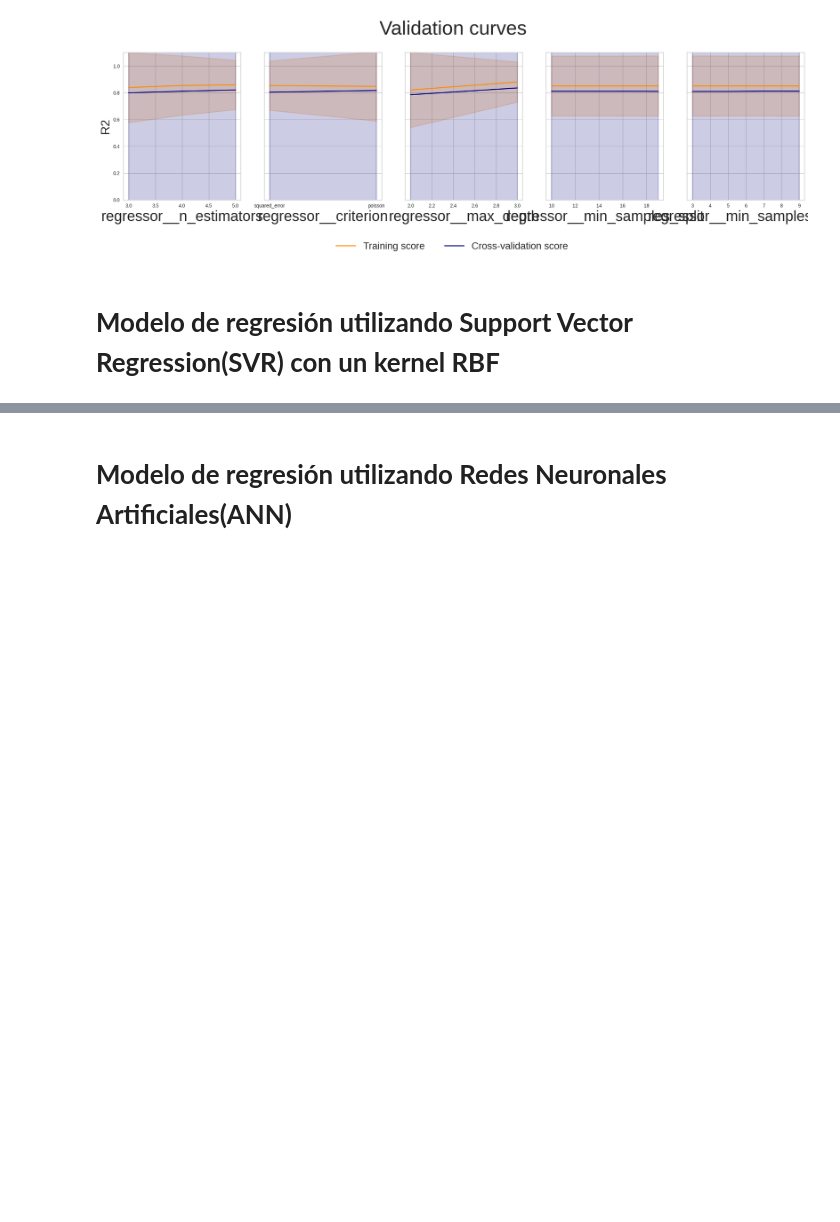
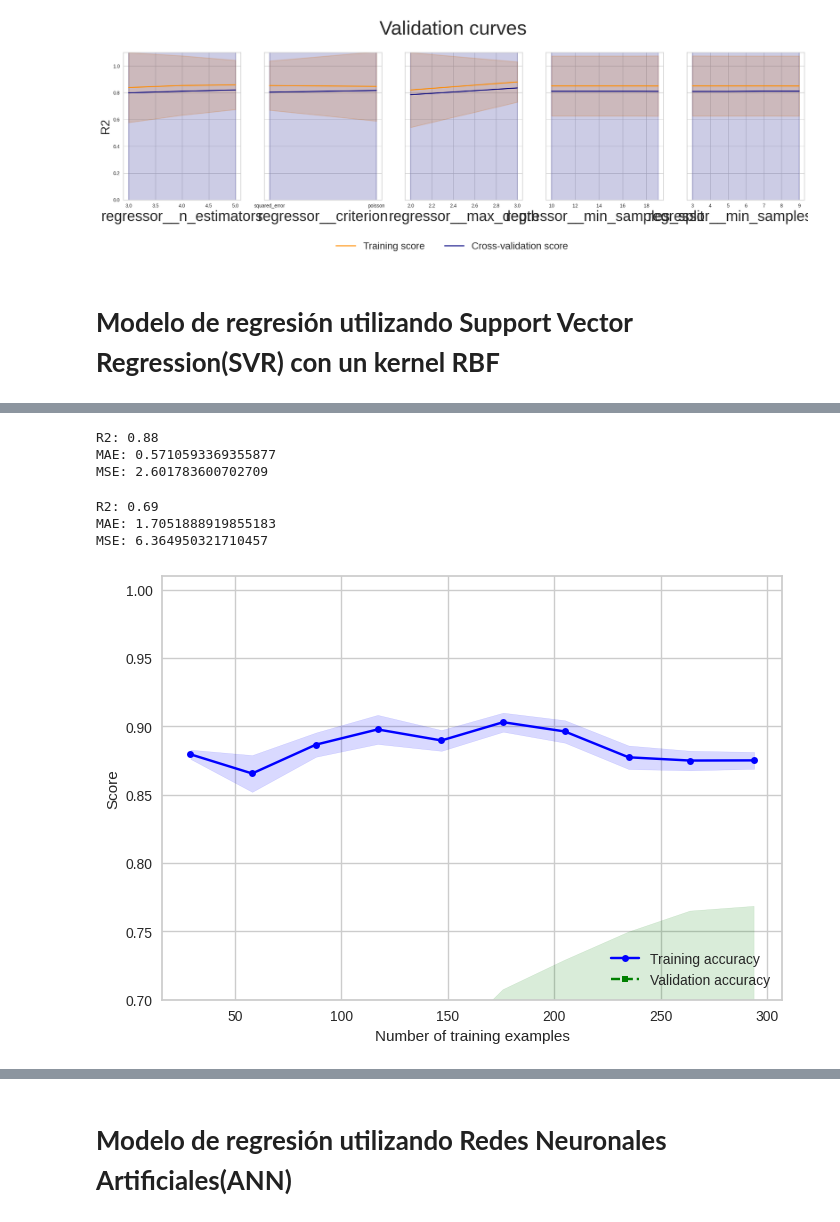
Before and after one commit to DanielaVL/PrediccionRendimientoAcademico, a Jupyter notebook: ModelosML_CursoMatematicas.ipynb, the cells around one changed output, grey strips where cells are left out. Cells and saved outputs as stored; diff of their text form; code cells hidden in the pictures; blank space fills up the shorter version.

```diff
--- a/ModelosML_CursoMatematicas.ipynb
+++ b/ModelosML_CursoMatematicas.ipynb
@@ -525,12 +528,3 @@ plt.show()
 [figure]
 # %% [markdown]
 # **Modelo de regresión utilizando Support Vector Regression(SVR) con un kernel RBF**
-# %%
-# Se crea una canalización con escalado y modelo de SVR con kernel RBF
-scaler = MinMaxScaler()
-svr = SVR(kernel='rbf')  # El kernel RBF es el kernel por defecto
-
-pipe = make_pipeline(scaler, svr)
-
-# Se ajusta el modelo a los datos de entrenamiento
-pipe.fit(X_train, y_train)
@@ -543,0 +570,38 @@ print(r2)
+# %%
+y_pred_train = gs_svr.predict(X_train)
+
+print(f'R2: {r2_score(y_train, y_pred_train):.2f}')
+print(f'MAE: {mean_absolute_error(y_train, y_pred_train)}')
+print(f'MSE: {mean_squared_error(y_train, y_pred_train)}')
+# %% [output]
+R2: 0.88
+MAE: 0.5710593369355877
+MSE: 2.601783600702709
+# %%
+y_pred = gs_svr.predict(X_test)
+
+print(f'R2: {r2_score(y_test, y_pred):.2f}')
+print(f'MAE: {mean_absolute_error(y_test, y_pred)}')
+print(f'MSE: {mean_squared_error(y_test, y_pred)}')
+# %% [output]
+R2: 0.69
+MAE: 1.7051888919855183
+MSE: 6.364950321710457
+# %%
+svr_regressor = gs_svr.best_estimator_
+
+train_sizes, train_scores, test_scores =\
+ learning_curve(estimator=svr_regressor,
+ X=X_train,
+ y=y_train,
+ train_sizes=np.linspace(
+ 0.1, 1.0, 10),
+ cv=cv_value,
+ n_jobs=1)
+
+train_mean = np.mean(train_scores, axis=1)
+train_std = np.std(train_scores, axis=1)
+test_mean = np.mean(test_scores, axis=1)
+test_std = np.std(test_scores, axis=1)
+# %% [output]
+[figure, added]
```
Also changed, not shown: parts of 17 cells of this notebook.
